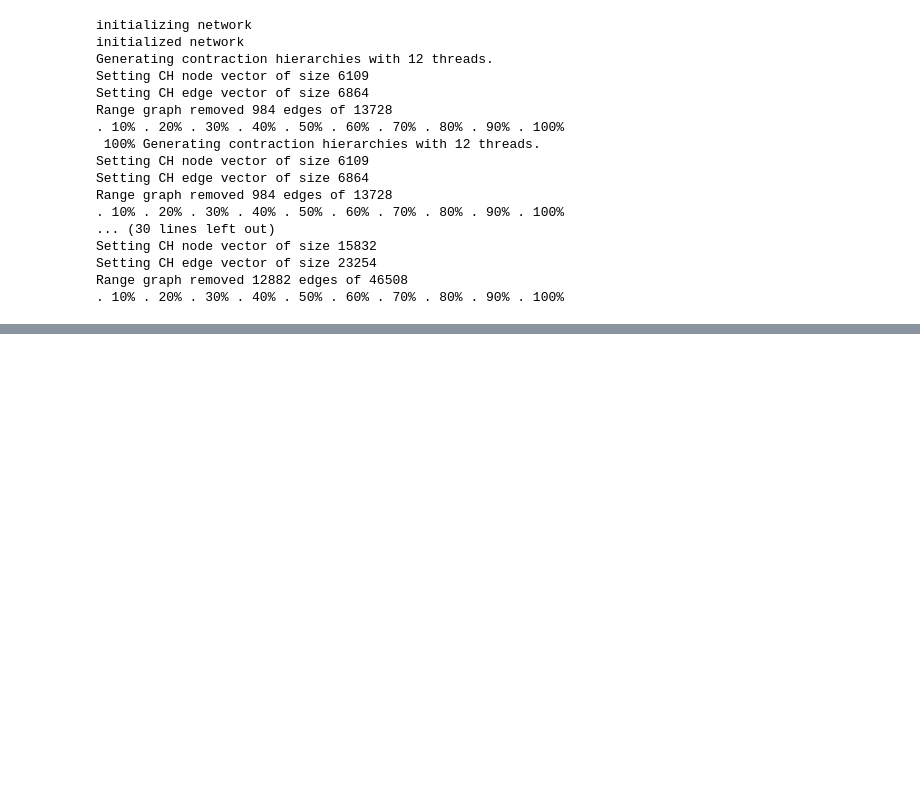
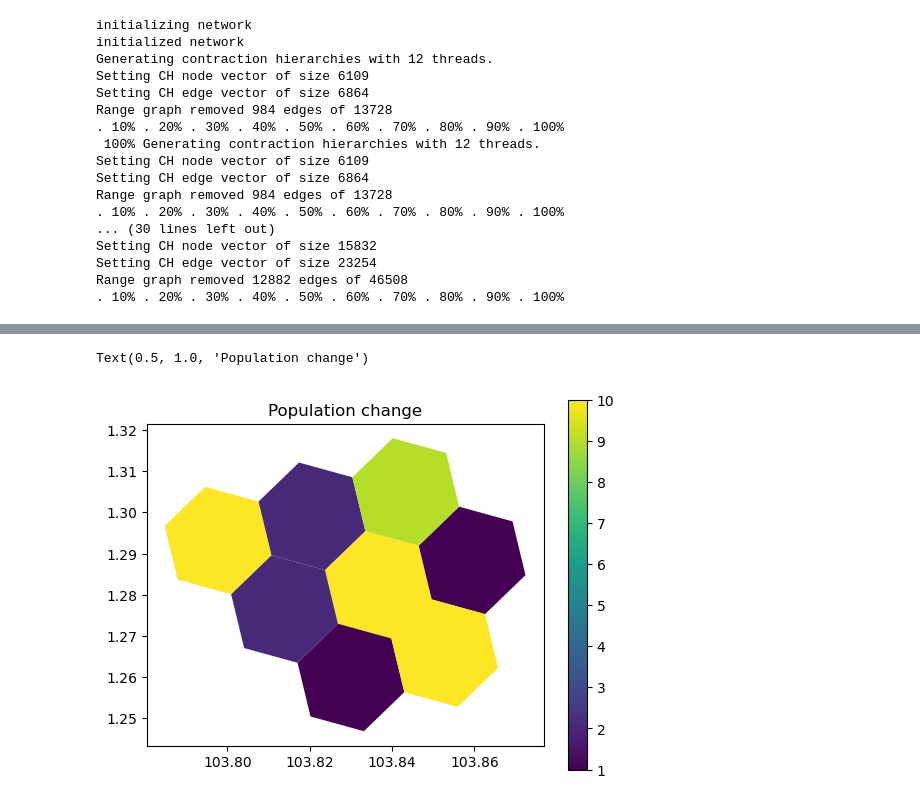
Before and after one commit to jwrap/luti-model, a Jupyter notebook: sample_run/sample_run.ipynb, the cells around one changed output, grey strips where cells are left out. Drawn from its saved outputs; the diff is of its cells as text; code cells hidden in the pictures; blank space fills up the shorter version.

```diff
--- a/sample_run/sample_run.ipynb
+++ b/sample_run/sample_run.ipynb
@@ -136,3 +152,13 @@ luti = luti_outputSimple(Sij=Sij,
                          data_input=dat,
                          production_var='BASELINE_POPULATION',
                          attraction_var='BASELINE_JOBS')
+# %%
+luti['POP_CHANGE'] = luti['NEW_POPULATION'] - luti['BASELINE_POPULATION']
+map = dat[['ZONE_CODE', 'geometry']].merge(luti[['ZONE_CODE', 'POP_CHANGE']], on='ZONE_CODE')
+
+fig, ax = plt.subplots()
+map.plot(column='POP_CHANGE', cmap='viridis', legend=True, ax=ax)
+ax.set_title("Population change")
+# %% [output]
+Text(0.5, 1.0, 'Population change')
+[figure, added]
```
Also changed, not shown: parts of 2 cells of this notebook.
